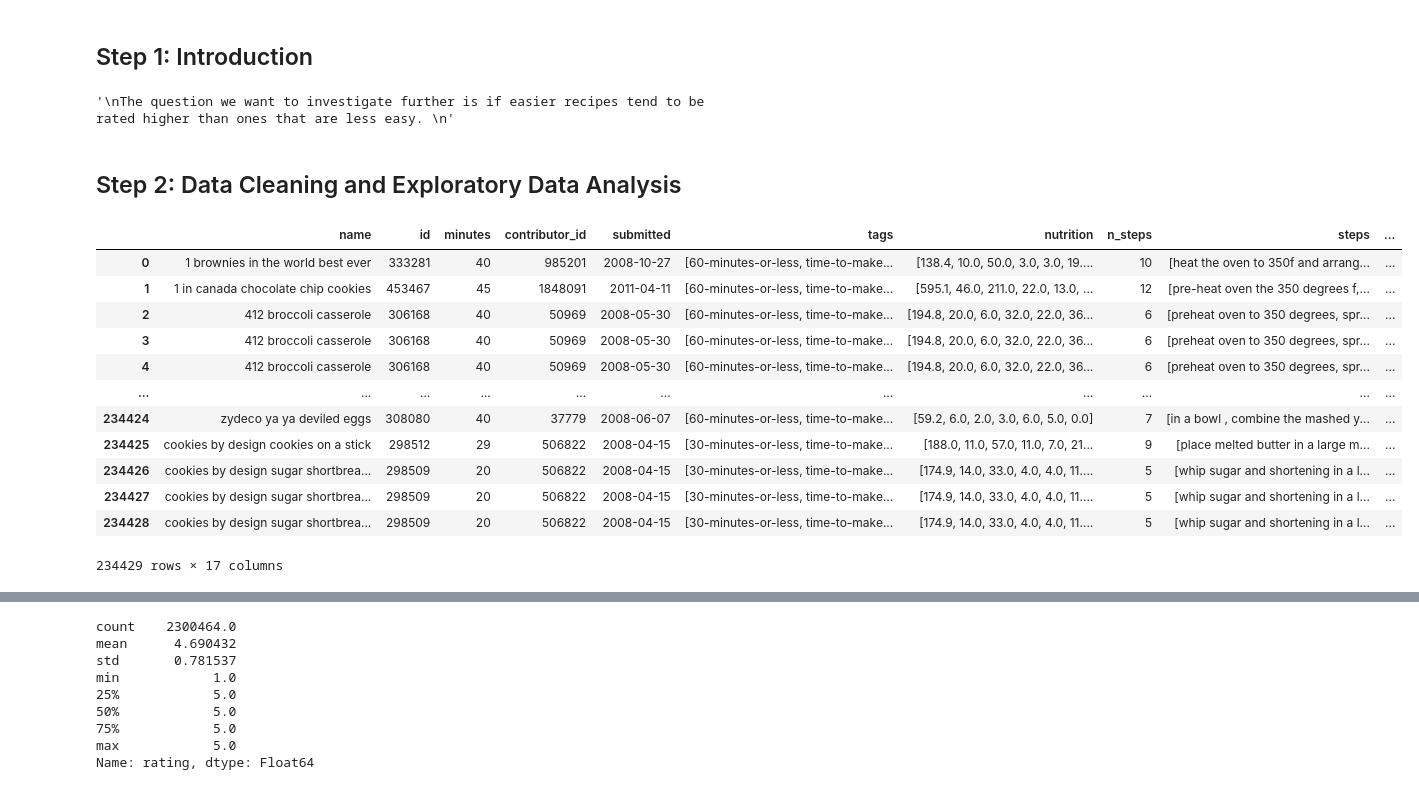
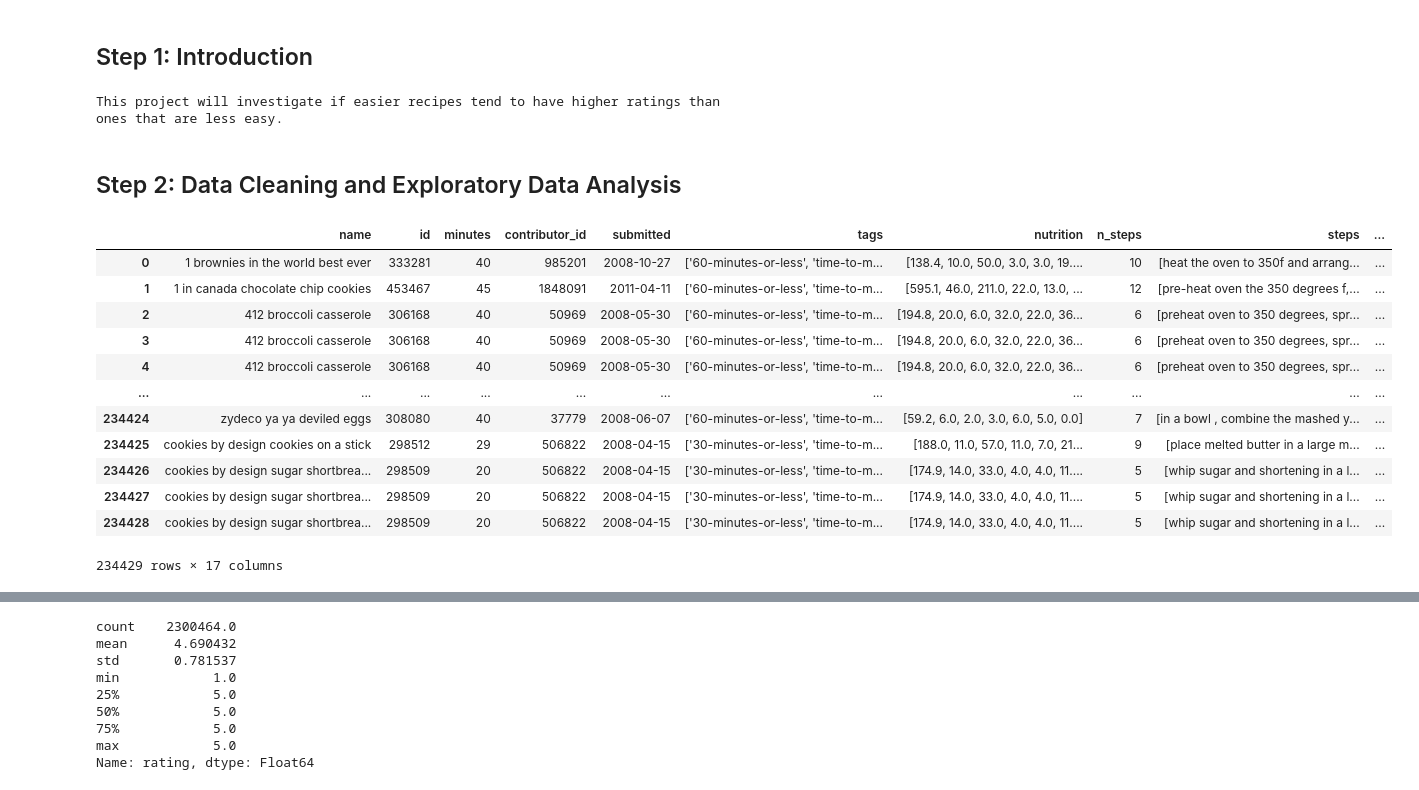
Before and after one commit to MEStevenson-7/DSC80-FinalProject, a Jupyter notebook: template.ipynb, the cells around one changed output, grey strips where cells are left out. Drawn from its saved outputs; the diff is of its cells as text; code cells hidden in the pictures.

```diff
--- a/template.ipynb
+++ b/template.ipynb
@@ -35,11 +17,9 @@ Note: you may need to restart the kernel to use updated packages.
 # %% [markdown]
 ## Step 1: Introduction
 # %%
-'''
-The question we want to investigate further is if easier recipes tend to be rated higher than ones that are less easy.
-'''
+print('This project will investigate if easier recipes tend to have higher ratings than ones that are less easy.')
 # %% [output]
-'\nThe question we want to investigate further is if easier recipes tend to be rated higher than ones that are less easy. \n'
+This project will investigate if easier recipes tend to have higher ratings than ones that are less easy.
 # %% [markdown]
 ## Step 2: Data Cleaning and Exploratory Data Analysis
 # %%
@@ -49,33 +29,29 @@ recipes = pd.read_csv(Path('data') / 'RAW_recipes.csv')
 # %%
 # merge on left for recipes
 merged = recipes.merge(ratings, on='id', how='left')
 # change 0 ratings to np.nan
 merged.loc[merged['rating'] == 0, 'rating'] = np.nan
 
 # average rating
 avg_rating = merged.groupby('id')['rating'].mean().reset_index().rename(columns={'rating':'average rating'})
 df = merged.merge(avg_rating, on='id', how='left')
 
-# fix types
-df['submitted'] = pd.to_datetime(df['submitted'], format='%Y-%m-%d')
-df['tags'] = df['tags'].apply(lambda x: eval(x))
-df['nutrition'] = df['nutrition'].apply(lambda x: eval(x))
+# fix relevant columns
 df['steps'] = df['steps'].apply(lambda x: eval(x))
 df['ingredients'] = df['ingredients'].apply(lambda x: eval(x))
-df['date'] = pd.to_datetime(df['date'], format='%Y-%m-%d')
 df['rating'] = df['rating'].astype('Int8')
 df
 # %% [output]
 |  | name | id | minutes | contributor_id | submitted | tags | nutrition | n_steps | steps | ... |
-| 0 | 1 brownies in the world best ever | 333281 | 40 | 985201 | 2008-10-27 | [60-minutes-or-less, time-to-make... | [138.4, 10.0, 50.0, 3.0, 3.0, 19.... | 10 | [heat the oven to 350f and arrang... | ... |
-| 1 | 1 in canada chocolate chip cookies | 453467 | 45 | 1848091 | 2011-04-11 | [60-minutes-or-less, time-to-make... | [595.1, 46.0, 211.0, 22.0, 13.0, ... | 12 | [pre-heat oven the 350 degrees f,... | ... |
-| 2 | 412 broccoli casserole | 306168 | 40 | 50969 | 2008-05-30 | [60-minutes-or-less, time-to-make... | [194.8, 20.0, 6.0, 32.0, 22.0, 36... | 6 | [preheat oven to 350 degrees, spr... | ... |
-| 3 | 412 broccoli casserole | 306168 | 40 | 50969 | 2008-05-30 | [60-minutes-or-less, time-to-make... | [194.8, 20.0, 6.0, 32.0, 22.0, 36... | 6 | [preheat oven to 350 degrees, spr... | ... |
-| 4 | 412 broccoli casserole | 306168 | 40 | 50969 | 2008-05-30 | [60-minutes-or-less, time-to-make... | [194.8, 20.0, 6.0, 32.0, 22.0, 36... | 6 | [preheat oven to 350 degrees, spr... | ... |
+| 0 | 1 brownies in the world best ever | 333281 | 40 | 985201 | 2008-10-27 | ['60-minutes-or-less', 'time-to-m... | [138.4, 10.0, 50.0, 3.0, 3.0, 19.... | 10 | [heat the oven to 350f and arrang... | ... |
+| 1 | 1 in canada chocolate chip cookies | 453467 | 45 | 1848091 | 2011-04-11 | ['60-minutes-or-less', 'time-to-m... | [595.1, 46.0, 211.0, 22.0, 13.0, ... | 12 | [pre-heat oven the 350 degrees f,... | ... |
+| 2 | 412 broccoli casserole | 306168 | 40 | 50969 | 2008-05-30 | ['60-minutes-or-less', 'time-to-m... | [194.8, 20.0, 6.0, 32.0, 22.0, 36... | 6 | [preheat oven to 350 degrees, spr... | ... |
+| 3 | 412 broccoli casserole | 306168 | 40 | 50969 | 2008-05-30 | ['60-minutes-or-less', 'time-to-m... | [194.8, 20.0, 6.0, 32.0, 22.0, 36... | 6 | [preheat oven to 350 degrees, spr... | ... |
+| 4 | 412 broccoli casserole | 306168 | 40 | 50969 | 2008-05-30 | ['60-minutes-or-less', 'time-to-m... | [194.8, 20.0, 6.0, 32.0, 22.0, 36... | 6 | [preheat oven to 350 degrees, spr... | ... |
 | ... | ... | ... | ... | ... | ... | ... | ... | ... | ... | ... |
-| 234424 | zydeco ya ya deviled eggs | 308080 | 40 | 37779 | 2008-06-07 | [60-minutes-or-less, time-to-make... | [59.2, 6.0, 2.0, 3.0, 6.0, 5.0, 0.0] | 7 | [in a bowl , combine the mashed y... | ... |
-| 234425 | cookies by design cookies on a stick | 298512 | 29 | 506822 | 2008-04-15 | [30-minutes-or-less, time-to-make... | [188.0, 11.0, 57.0, 11.0, 7.0, 21... | 9 | [place melted butter in a large m... | ... |
-| 234426 | cookies by design sugar shortbrea... | 298509 | 20 | 506822 | 2008-04-15 | [30-minutes-or-less, time-to-make... | [174.9, 14.0, 33.0, 4.0, 4.0, 11.... | 5 | [whip sugar and shortening in a l... | ... |
-| 234427 | cookies by design sugar shortbrea... | 298509 | 20 | 506822 | 2008-04-15 | [30-minutes-or-less, time-to-make... | [174.9, 14.0, 33.0, 4.0, 4.0, 11.... | 5 | [whip sugar and shortening in a l... | ... |
-| 234428 | cookies by design sugar shortbrea... | 298509 | 20 | 506822 | 2008-04-15 | [30-minutes-or-less, time-to-make... | [174.9, 14.0, 33.0, 4.0, 4.0, 11.... | 5 | [whip sugar and shortening in a l... | ... |
+| 234424 | zydeco ya ya deviled eggs | 308080 | 40 | 37779 | 2008-06-07 | ['60-minutes-or-less', 'time-to-m... | [59.2, 6.0, 2.0, 3.0, 6.0, 5.0, 0.0] | 7 | [in a bowl , combine the mashed y... | ... |
+| 234425 | cookies by design cookies on a stick | 298512 | 29 | 506822 | 2008-04-15 | ['30-minutes-or-less', 'time-to-m... | [188.0, 11.0, 57.0, 11.0, 7.0, 21... | 9 | [place melted butter in a large m... | ... |
+| 234426 | cookies by design sugar shortbrea... | 298509 | 20 | 506822 | 2008-04-15 | ['30-minutes-or-less', 'time-to-m... | [174.9, 14.0, 33.0, 4.0, 4.0, 11.... | 5 | [whip sugar and shortening in a l... | ... |
+| 234427 | cookies by design sugar shortbrea... | 298509 | 20 | 506822 | 2008-04-15 | ['30-minutes-or-less', 'time-to-m... | [174.9, 14.0, 33.0, 4.0, 4.0, 11.... | 5 | [whip sugar and shortening in a l... | ... |
+| 234428 | cookies by design sugar shortbrea... | 298509 | 20 | 506822 | 2008-04-15 | ['30-minutes-or-less', 'time-to-m... | [174.9, 14.0, 33.0, 4.0, 4.0, 11.... | 5 | [whip sugar and shortening in a l... | ... |
 234429 rows × 17 columns
```
Also changed, not shown: parts of 14 cells of this notebook, 1 other file.
